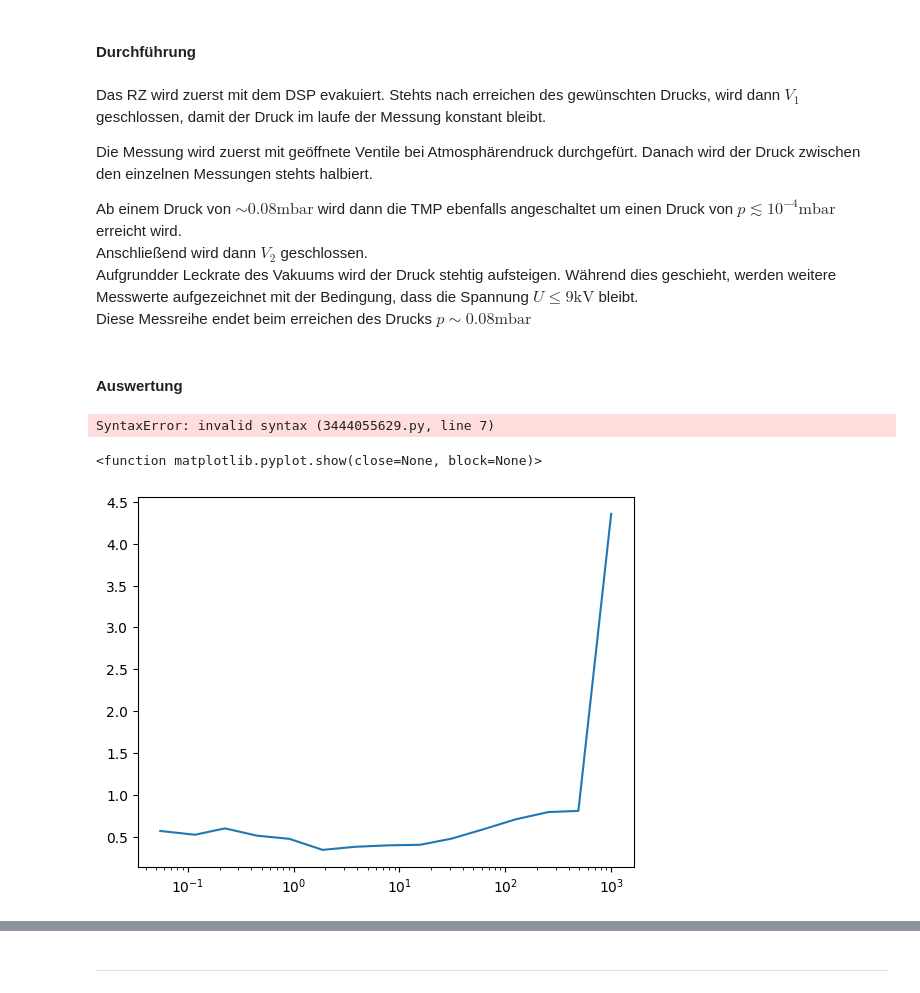
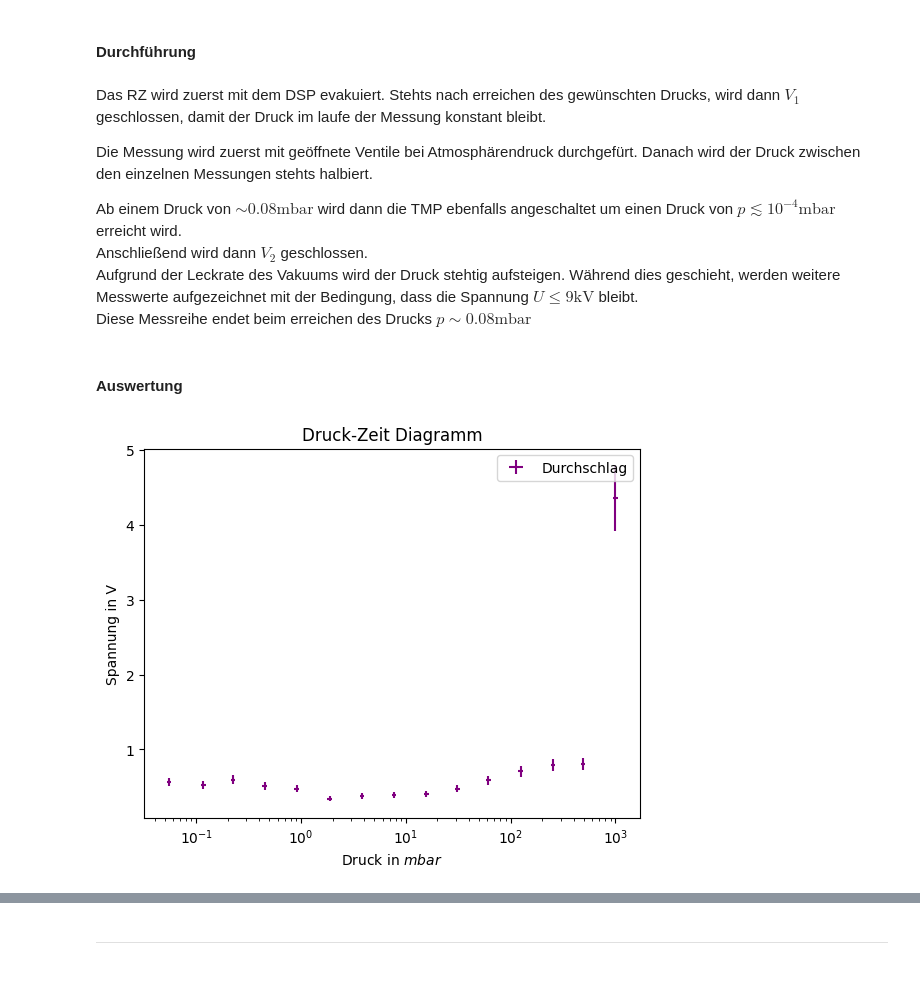
Before and after one commit to AlFa-Tier/Uni_codes, a Jupyter notebook: Praktikum/Vakuum/Vakuum.ipynb, the cells around one changed output, grey strips where cells are left out. Saved outputs shown, nothing was run; the diff lists cells and outputs as text; code cells hidden in the pictures.

Commit message:
finished the paper on Vakuum.

```diff
--- a/Praktikum/Vakuum/Vakuum.ipynb
+++ b/Praktikum/Vakuum/Vakuum.ipynb
@@ -956,29 +955,36 @@ Die Messung wird zuerst mit geöffnete Ventile bei Atmosphärendruck durchgefür
 
 Ab einem Druck von $\sim 0.08\mathrm{mbar}$ wird dann die TMP ebenfalls angeschaltet um einen Druck von $p\lesssim 10^{-4}\mathrm{mbar}$ erreicht wird.
 Anschließend wird dann $V_2$ geschlossen.
-Aufgrundder Leckrate des Vakuums wird der Druck stehtig aufsteigen. Während dies geschieht, werden weitere Messwerte aufgezeichnet mit der Bedingung, dass die Spannung $U\leq 9\mathrm{kV}$ bleibt.
+Aufgrund der Leckrate des Vakuums wird der Druck stehtig aufsteigen. Während dies geschieht, werden weitere Messwerte aufgezeichnet mit der Bedingung, dass die Spannung $U\leq 9\mathrm{kV}$ bleibt.
 Diese Messreihe endet beim erreichen des Drucks $p\sim 0.08\mathrm{mbar}$
 # %% [markdown]
 #### Auswertung
 # %%
 # Defining needed constants
 k_B = 1.380649E-23 # in J pro K
-T = 293.15 # in K
+T = 298.15 # Temp during measurements in K
 N_A = 6.02214076E23 # pro Mol
-M_m = 28.013 # von Stickstoff in units
+M_m = 28.96 # Molar mass of the atmospheric air
 
-r =
-V=
+R = N_A*k_B # universal gas constant
+f = (2e2)/(R*T) # Füllfaktor eines Gases
-# %% [output]
-SyntaxError: invalid syntax (3444055629.py, line 7)
 # %%
-Volt = np.array([4.357,0.807,0.793,0.706,0.585,0.475,0.402,0.395,0.378,0.341,0.473,0.511,0.598,0.522,0.567,1.1,0.8,0.760.72])# in kV
+Volt = np.array([4.357,0.807,0.793,0.706,0.585,0.475,0.402,0.395,0.378,0.341,0.473,0.511,0.598,0.522,0.567])# in kV
     # Multimeter * 10
-pressure = np.array([1000,490,255,125,61.3,31.0, 15.7,7.75,3.83,1.88,0.911,0.45,0.225,0.117,0.055,0.])# in mbar
+pressure = np.array([1000,490,255,125,61.3,31.0, 15.7,7.75,3.83,1.88,0.911,0.45,0.225,0.117,0.055])# in mbar
+
+# rest of voltage : ,1.1,0.8,0.76,0.72
 # %%
-plt.plot(pressure,Volt)
-plt.xscale("log")
-plt.show
+#Create the plot
+plt.errorbar(x = pressure,y=Volt,yerr=0.1*Volt,xerr=0.05*pressure,ls='none',color='purple',label='Durchschlag')
+
+# finetuning the Plot
+plt.title('Druck-Zeit Diagramm')
+plt.xlabel(('Druck in $mbar$'))
+plt.ylabel('Spannung in V')
+plt.xscale('log')
+
+plt.legend()
+plt.show()
 # %% [output]
-<function matplotlib.pyplot.show(close=None, block=None)>
-[figure, old version]
+[figure, new version]
```
Also changed, not shown: parts of 14 cells of this notebook.
